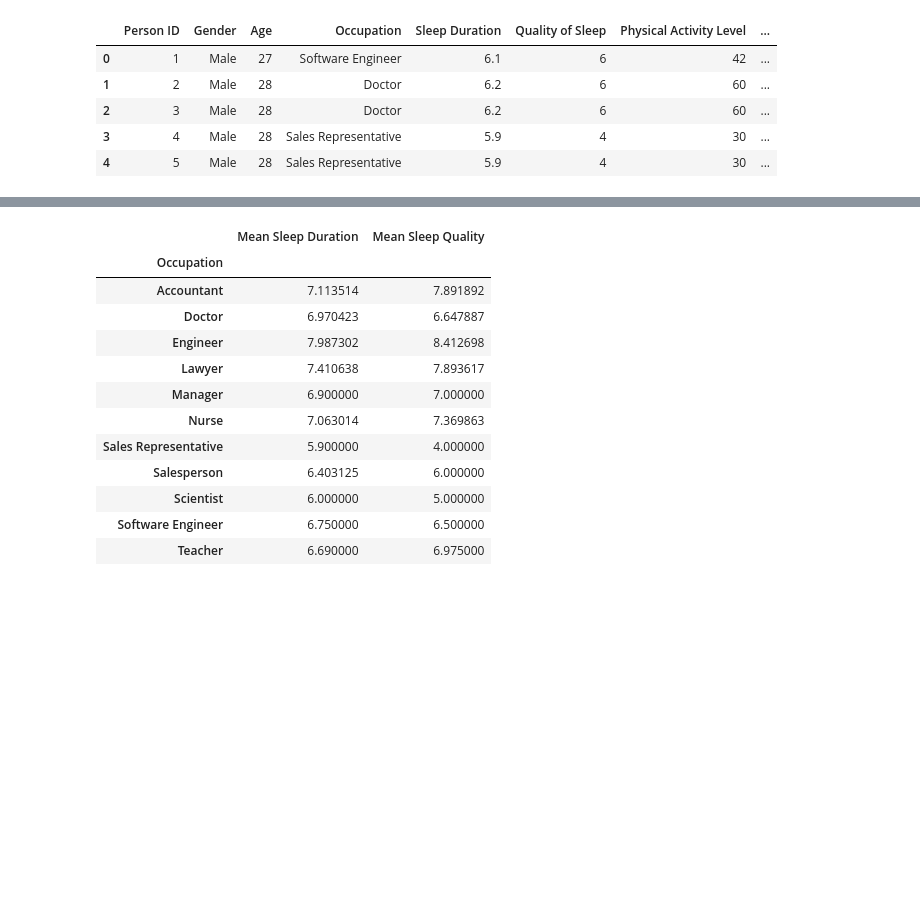
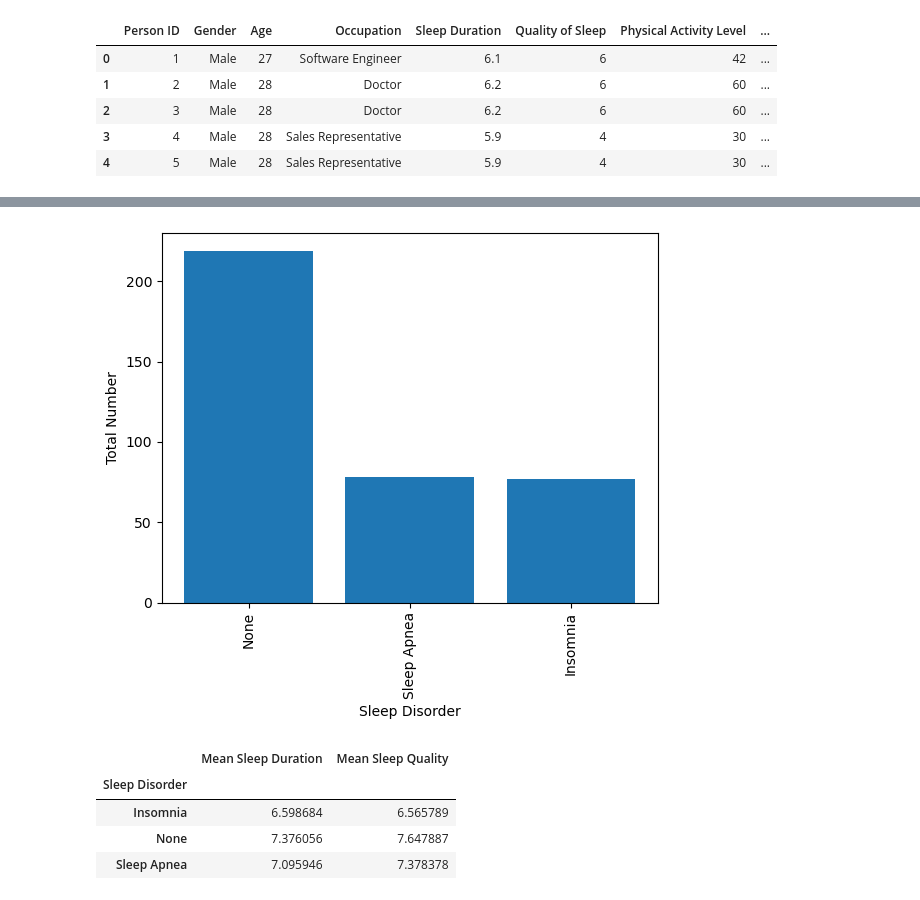
Before and after one commit to johnweissmann/project-1, a Jupyter notebook: main.ipynb, the cells around one changed output, grey strips where cells are left out. Drawn from its saved outputs; the diff is of its cells as text; code cells hidden in the pictures; blank space fills up the shorter version.

```diff
--- a/main.ipynb
+++ b/main.ipynb
@@ -14,0 +25,6 @@ sleep_df.head()
+# %%
+#Removing Samples that are less than 30
+value_counts = sleep_df["Occupation"].value_counts()
+remove = value_counts[value_counts < 30].index
+sleep_df_clean = sleep_df[~sleep_df["Occupation"].isin(remove)]
+sleep_df_clean.head()
@@ -23,4 +92,0 @@ plt.show()
-# %%
-sleep_df_clean = sleep_df.loc[sleep_df["Occupation"].value_counts().values > 30, sleep_df["Occupation"].value_counts().index]
-sleep_df_clean.head()
-# print(sleep_df["Occupation"].value_counts().index)
@@ -29,20 +112,22 @@ IndexError: Boolean index has wrong length: 11 instead of 374
+# %%
+# Looking at heart rate to see sample sizes
+plt.bar(sleep_df["Sleep Disorder"].value_counts().index.values, sleep_df["Sleep Disorder"].value_counts().values)
+plt.xticks(rotation = 90)
+plt.xlabel("Sleep Disorder")
+plt.ylabel("Total Number")
+plt.show()
+# %% [output]
+[figure, added]
 # %%
-occupation_df = pd.DataFrame({
-    "Mean Sleep Duration": sleep_df.groupby(["Occupation"])["Sleep Duration"].mean(),
-    "Mean Sleep Quality": sleep_df.groupby(["Occupation"])["Quality of Sleep"].mean(),
+#The mean duration and quality based on sleep disorders
+sleep_disorder_df = pd.DataFrame({
+    "Mean Sleep Duration": sleep_df_clean.groupby(["Sleep Disorder"])["Sleep Duration"].mean(),
+    "Mean Sleep Quality": sleep_df_clean.groupby(["Sleep Disorder"])["Quality of Sleep"].mean(),
 })
-occupation_df
+sleep_disorder_df
 # %% [output]
 |  | Mean Sleep Duration | Mean Sleep Quality |
-| Occupation |  |  |
-| Accountant | 7.113514 | 7.891892 |
-| Doctor | 6.970423 | 6.647887 |
-| Engineer | 7.987302 | 8.412698 |
-| Lawyer | 7.410638 | 7.893617 |
-| Manager | 6.900000 | 7.000000 |
-| Nurse | 7.063014 | 7.369863 |
-| Sales Representative | 5.900000 | 4.000000 |
-| Salesperson | 6.403125 | 6.000000 |
-| Scientist | 6.000000 | 5.000000 |
-| Software Engineer | 6.750000 | 6.500000 |
-| Teacher | 6.690000 | 6.975000 |
+| Sleep Disorder |  |  |
+| Insomnia | 6.598684 | 6.565789 |
+| None | 7.376056 | 7.647887 |
+| Sleep Apnea | 7.095946 | 7.378378 |
```
Also changed, not shown: parts of 32 cells of this notebook.
